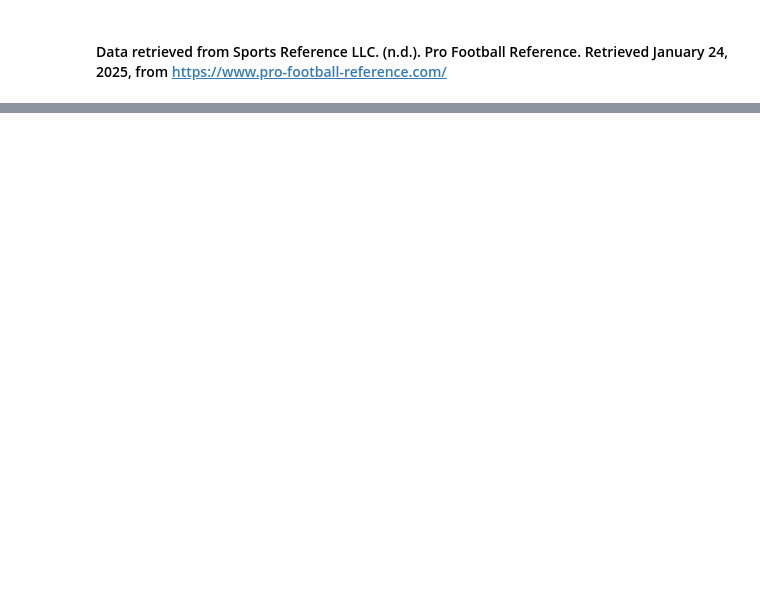
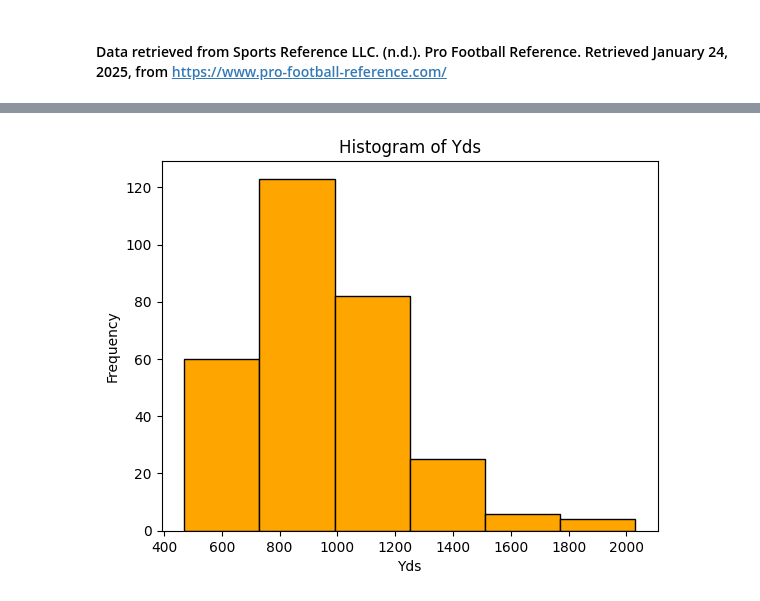
Before and after one commit to Bmoore4452/nfl-data-study, a Jupyter notebook: notebooks/nfl_data_study.ipynb, the cells around one changed output, grey strips where cells are left out. Cells and saved outputs as stored; diff of their text form; code cells hidden in the pictures; blank space fills up the shorter version.

```diff
--- a/notebooks/nfl_data_study.ipynb
+++ b/notebooks/nfl_data_study.ipynb
@@ -373,0 +379,77 @@ memory usage: 46.4+ KB
+# %%
+# keep only 300 rows
+new_df = new_df.iloc[:300]
+
+# drop bins column
+new_df = new_df.drop(columns=["bins"])
+
+# export the dataframe to a csv file
+new_df.to_csv(
+    "/Users/brianmoore/Documents/Data Science Portfolio/nfl-data-study/data/processed/raw_rb_rushing.csv",
+    index=False,
+)
+
+
+# Define the number of bins (classes)
+num_bins = 6
+
+# Choose a quantitative variable, for example, 'RYDS'
+quant_variable = "Yds"
+
+# Create bins and get the frequency counts at equal intervals
+new_df["bins"] = pd.cut(
+    new_df[quant_variable], bins=num_bins, include_lowest=True, precision=0
+)
+frequency_table = new_df["bins"].value_counts().sort_index()
+
+# create table of the frequency counts
+frequency_table = pd.DataFrame(frequency_table)
+frequency_table.columns = ["Frequency"]
+frequency_table["Ranges"] = frequency_table.index
+frequency_table = frequency_table.reset_index(drop=True)
+
+# round the lower and upper limits to the nearest tens place and format as string
+frequency_table["Ranges"] = (
+    frequency_table["Ranges"]
+    .astype(str)
+    .str.replace("(", "")
+    .str.replace("]", "")
+    .str.replace(",", "-")
+    .str.replace(" ", "")
+)
+frequency_table["Ranges"] = (
+    frequency_table["Ranges"]
+    .str.split("-")
+    .apply(lambda x: [round(float(i), -1) for i in x])
+)
+# make a column of the lower limits
+frequency_table["Lower_Limit"] = frequency_table["Ranges"].apply(lambda x: x[0])
+# make a column of the upper limits
+frequency_table["Upper_Limit"] = frequency_table["Ranges"].apply(lambda x: x[1])
+# drop the Ranges column
+frequency_table = frequency_table.drop(columns=["Ranges"])
+# sort the dataframe by the lower limits
+frequency_table = frequency_table.sort_values(by="Lower_Limit")
+# rearrange the columns
+frequency_table = frequency_table[["Lower_Limit", "Upper_Limit", "Frequency"]]
+# set the index to the Lower_Limit
+frequency_table = frequency_table.set_index("Lower_Limit")
+
+plt.hist(
+    new_df[quant_variable],
+    bins=num_bins,
+    color="orange",
+    edgecolor="black",
+    range=(470, 2030),
+)
+plt.xlabel(quant_variable)
+plt.ylabel("Frequency")
+plt.title(f"Histogram of {quant_variable}")
+plt.show()
+
+# export the frequency table to a csv file
+frequency_table.to_csv(
+    "/Users/brianmoore/Documents/Data Science Portfolio/nfl-data-study/data/processed/frequency_table.csv"
+)
+# %% [output]
+[figure, added]
```
Also changed, not shown: parts of 8 cells of this notebook, 5 other files.
